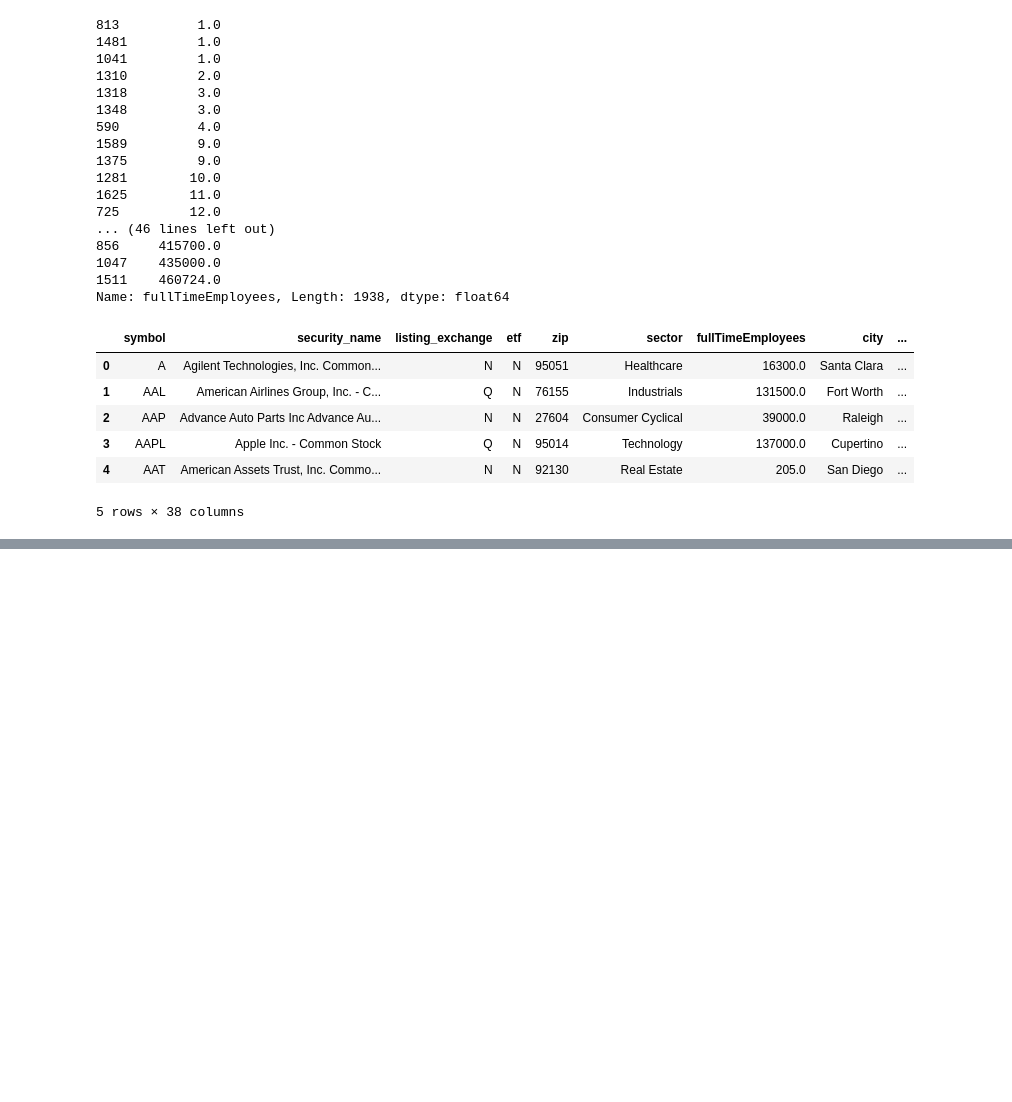
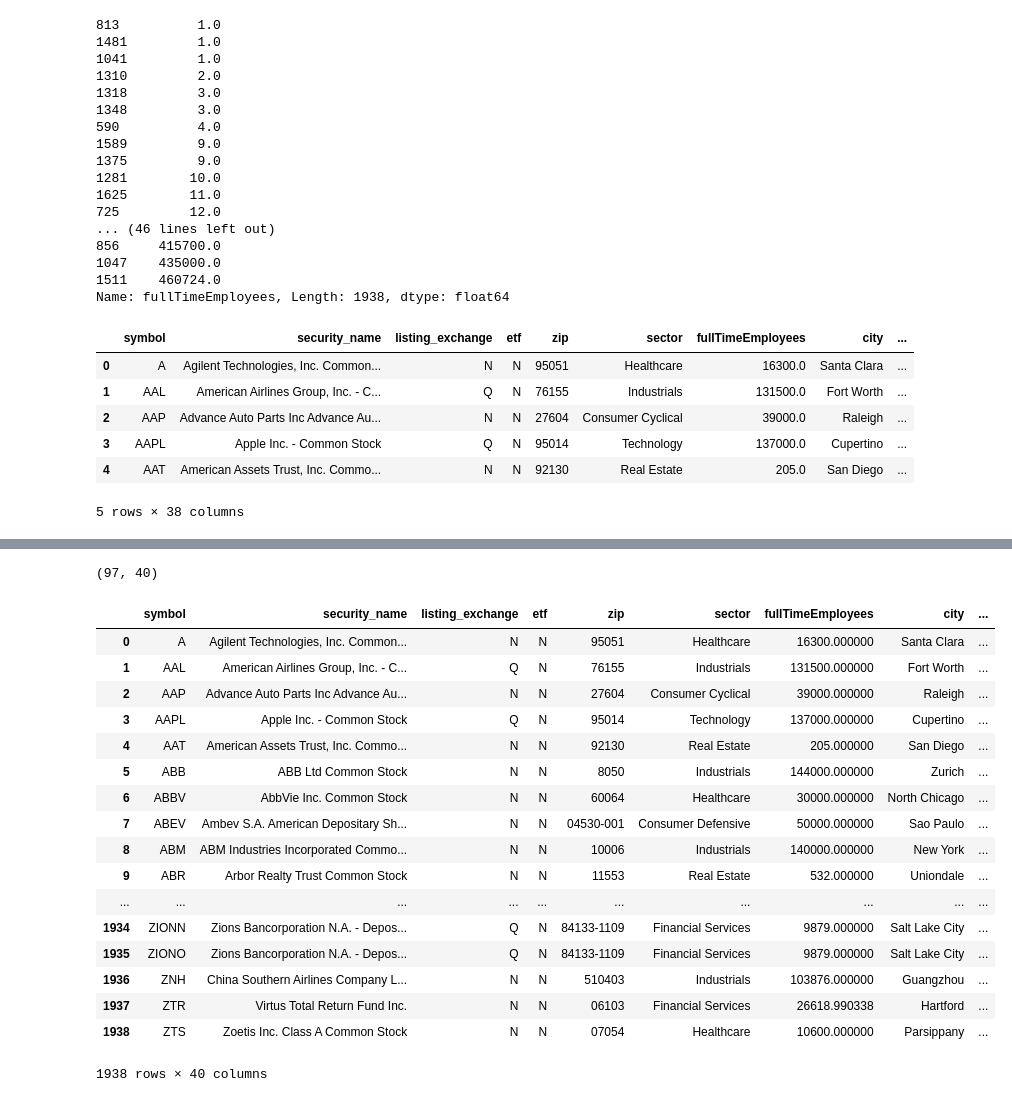
Before and after one commit to ipatel467/Stock-Market-Analysis, a Jupyter notebook: StocksP2.ipynb, the cells around one changed output, grey strips where cells are left out. Cells and saved outputs as stored; diff of their text form; code cells hidden in the pictures; blank space fills up the shorter version.

```diff
--- a/StocksP2.ipynb
+++ b/StocksP2.ipynb
@@ -284,3 +284,5 @@ div_df.head()
 | 3 | AAPL | Apple Inc. - Common Stock | Q | N | 95014 | Technology | 137000.0 | Cupertino | ... |
 | 4 | AAT | American Assets Trust, Inc. Commo... | N | N | 92130 | Real Estate | 205.0 | San Diego | ... |
 5 rows × 38 columns
+# %%
+div_df['newcol'] = div_df['fullTimeEmployees']
@@ -286,0 +299,36 @@ div_df.head()
+# %%
+div_df['size'] = div_df['newcol']
+# %%
+div_df[div_df['size']<100].shape
+# %% [output]
+(97, 40)
+# %%
+def emp_bins(x):
+
+    emp_bins = ['100-','100+','1000+']
+
+    for i,n in enumerate(range(0,100000,50000)):
+        if x < n:
+            return emp_bins[i]
+# %%
+div_df['size'] = div_df['newcol'].map(lambda x: emp_bins(x))
+div_df.rename(columns={'size':'size_bins'})
+# %% [output]
+|  | symbol | security_name | listing_exchange | etf | zip | sector | fullTimeEmployees | city | ... |
+| 0 | A | Agilent Technologies, Inc. Common... | N | N | 95051 | Healthcare | 16300.000000 | Santa Clara | ... |
+| 1 | AAL | American Airlines Group, Inc. - C... | Q | N | 76155 | Industrials | 131500.000000 | Fort Worth | ... |
+| 2 | AAP | Advance Auto Parts Inc Advance Au... | N | N | 27604 | Consumer Cyclical | 39000.000000 | Raleigh | ... |
+| 3 | AAPL | Apple Inc. - Common Stock | Q | N | 95014 | Technology | 137000.000000 | Cupertino | ... |
+| 4 | AAT | American Assets Trust, Inc. Commo... | N | N | 92130 | Real Estate | 205.000000 | San Diego | ... |
+| 5 | ABB | ABB Ltd Common Stock | N | N | 8050 | Industrials | 144000.000000 | Zurich | ... |
+| 6 | ABBV | AbbVie Inc. Common Stock | N | N | 60064 | Healthcare | 30000.000000 | North Chicago | ... |
+| 7 | ABEV | Ambev S.A. American Depositary Sh... | N | N | 04530-001 | Consumer Defensive | 50000.000000 | Sao Paulo | ... |
+| 8 | ABM | ABM Industries Incorporated Commo... | N | N | 10006 | Industrials | 140000.000000 | New York | ... |
+| 9 | ABR | Arbor Realty Trust Common Stock | N | N | 11553 | Real Estate | 532.000000 | Uniondale | ... |
+| ... | ... | ... | ... | ... | ... | ... | ... | ... | ... |
+| 1934 | ZIONN | Zions Bancorporation N.A. - Depos... | Q | N | 84133-1109 | Financial Services | 9879.000000 | Salt Lake City | ... |
+| 1935 | ZIONO | Zions Bancorporation N.A. - Depos... | Q | N | 84133-1109 | Financial Services | 9879.000000 | Salt Lake City | ... |
+| 1936 | ZNH | China Southern Airlines Company L... | N | N | 510403 | Industrials | 103876.000000 | Guangzhou | ... |
+| 1937 | ZTR | Virtus Total Return Fund Inc. | N | N | 06103 | Financial Services | 26618.990338 | Hartford | ... |
+| 1938 | ZTS | Zoetis Inc. Class A Common Stock | N | N | 07054 | Healthcare | 10600.000000 | Parsippany | ... |
+1938 rows × 40 columns
```
Also changed, not shown: parts of 1 cell of this notebook.
